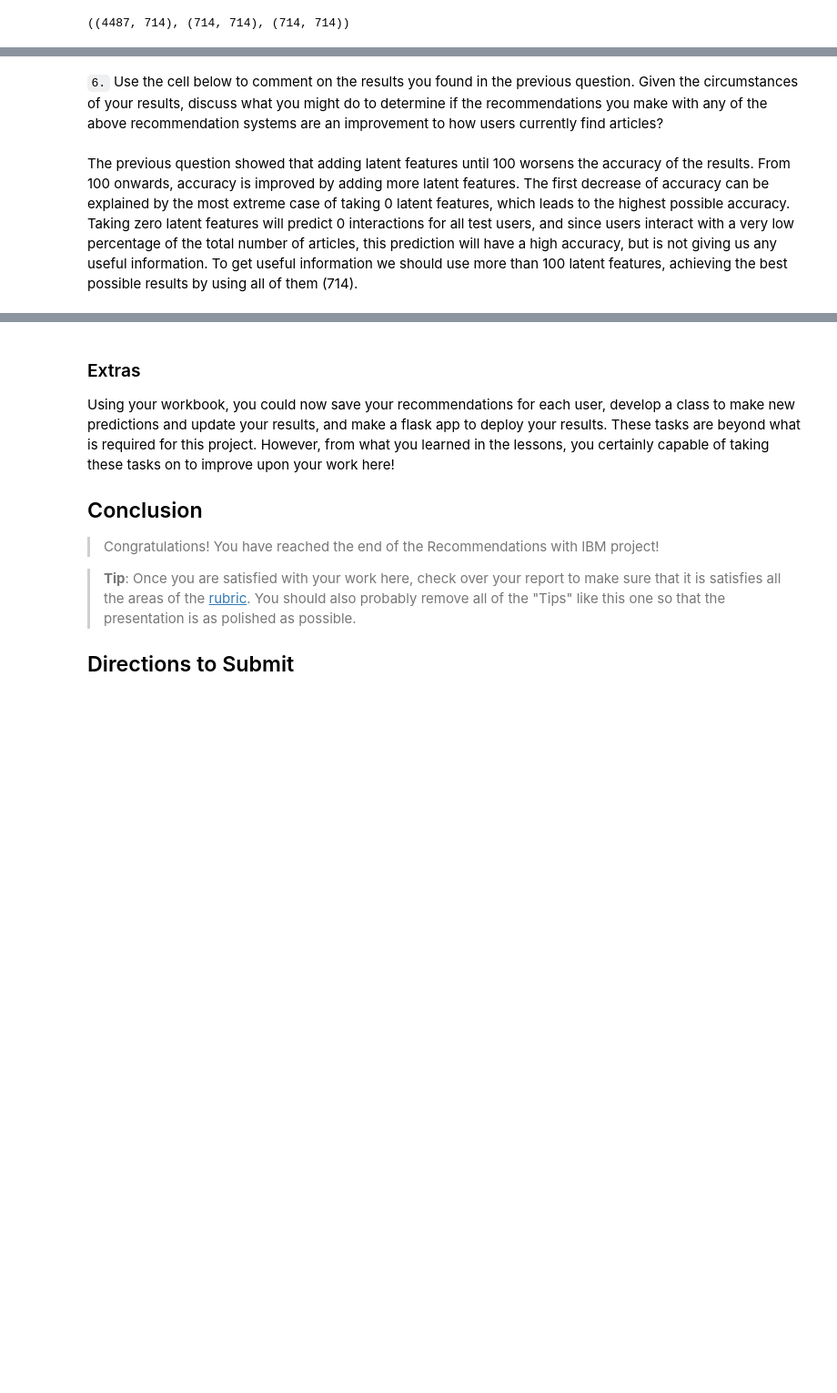
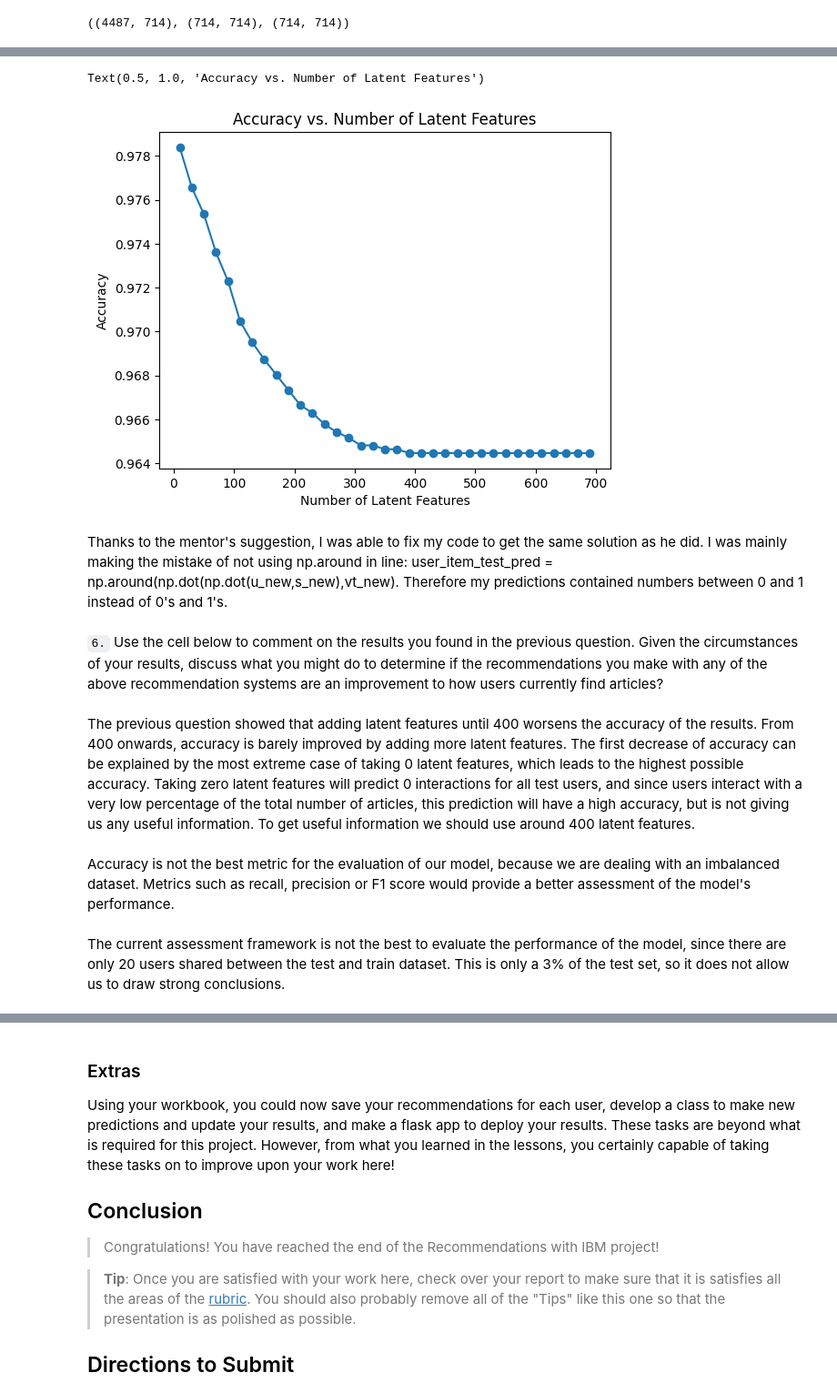
Before and after one commit to scwapp/RecommendationEngineIBM, a Jupyter notebook: Recommendations_with_IBM.ipynb, the cells around one changed output, grey strips where cells are left out. Shown: that part at 91% size. Drawn from its saved outputs; the diff is of its cells as text; code cells hidden in the pictures; blank space fills up the shorter version.

```diff
--- a/Recommendations_with_IBM.ipynb
+++ b/Recommendations_with_IBM.ipynb
@@ -849,5 +898,48 @@ Text(0.5, 1.0, 'Accuracy vs. Number of Latent Features')
+# %%
+common_idx = user_item_train.index.isin(test_idx)
+common_arts = user_item_train.columns.isin(test_arts)
+
+u_test = u_train[common_idx, :]
+vt_test = vt_train[:, common_arts]
+# %%
+#Implementing Rajat's solution
+
+def test_error(latent_fetures):
+    '''
+    Input:
+        - latent_features: (int) number of latent features
+    Output:
+        - test error: (float) absolute error of the prediction of the test set using the training set
+    '''
+    s_new, u_new, vt_new =  (s_train[:latent_fetures, :latent_fetures],
+        u_test[:, :latent_fetures], vt_test[:latent_fetures, :])
+    user_item_test_pred = np.around(np.dot(np.dot(u_new,s_new),vt_new))
+    user_item_test_common = user_item_test2.loc[user_item_train[common_idx].index]#user_item_test.loc[user_item_test.index.isin(test_idx), user_item_test.columns.isin(test_arts)]
+
+    test_diffs = np.subtract(user_item_test_common, user_item_test_pred)
+    test_err = np.sum(np.sum(np.abs(test_diffs)))
+    return test_err
+#similar code to what was done in question 3:
+num_latent_feats = list(np.arange(10,700+10,20))
+accuracy_array = []
+for latent_features in num_latent_feats:
+    accuracy_array.append(1-test_error(latent_features)/(u_test.shape[0]*vt_test.shape[1]))
+plt.plot(num_latent_feats, accuracy_array,marker = 'o')
+plt.xlabel('Number of Latent Features')
+plt.ylabel('Accuracy')
+plt.title('Accuracy vs. Number of Latent Features')
+# %% [output]
+Text(0.5, 1.0, 'Accuracy vs. Number of Latent Features')
+[figure, added]
+# %% [markdown]
+Thanks to the mentor's suggestion, I was able to fix my code to get the same solution as he did.
+I was mainly making the mistake of not using np.around in line: user_item_test_pred = np.around(np.dot(np.dot(u_new,s_new),vt_new). Therefore my predictions contained numbers between 0 and 1 instead of 0's and 1's.
 # %% [markdown]
 `6.` Use the cell below to comment on the results you found in the previous question. Given the circumstances of your results, discuss what you might do to determine if the recommendations you make with any of the above recommendation systems are an improvement to how users currently find articles?
 # %% [markdown]
-The previous question showed that adding latent features until 100 worsens the accuracy of the results. From 100 onwards, accuracy is improved by adding more latent features. The first decrease of accuracy can be explained by the most extreme case of taking 0 latent features, which leads to the highest possible accuracy. Taking zero latent features will predict 0 interactions for all test users, and since users interact with a very low percentage of the total number of articles, this prediction will have a high accuracy, but is not giving us any useful information. To get useful information we should use more than 100 latent features, achieving the best possible results by using all of them (714).
+The previous question showed that adding latent features until 400 worsens the accuracy of the results. From 400 onwards, accuracy is barely improved by adding more latent features. The first decrease of accuracy can be explained by the most extreme case of taking 0 latent features, which leads to the highest possible accuracy. Taking zero latent features will predict 0 interactions for all test users, and since users interact with a very low percentage of the total number of articles, this prediction will have a high accuracy, but is not giving us any useful information. To get useful information we should use around 400 latent features.
+# %% [markdown]
+Accuracy is not the best metric for the evaluation of our model, because we are dealing with an imbalanced dataset. Metrics such as recall, precision or F1 score would provide a better assessment of the model's performance.
+# %% [markdown]
+The current assessment framework is not the best to evaluate the performance of the model, since there are only 20 users shared between the test and train dataset. This is only a 3% of the test set, so it does not allow us to draw strong conclusions.
 # %% [markdown]
```
Also changed, not shown: parts of 15 cells of this notebook, 1 other file.
